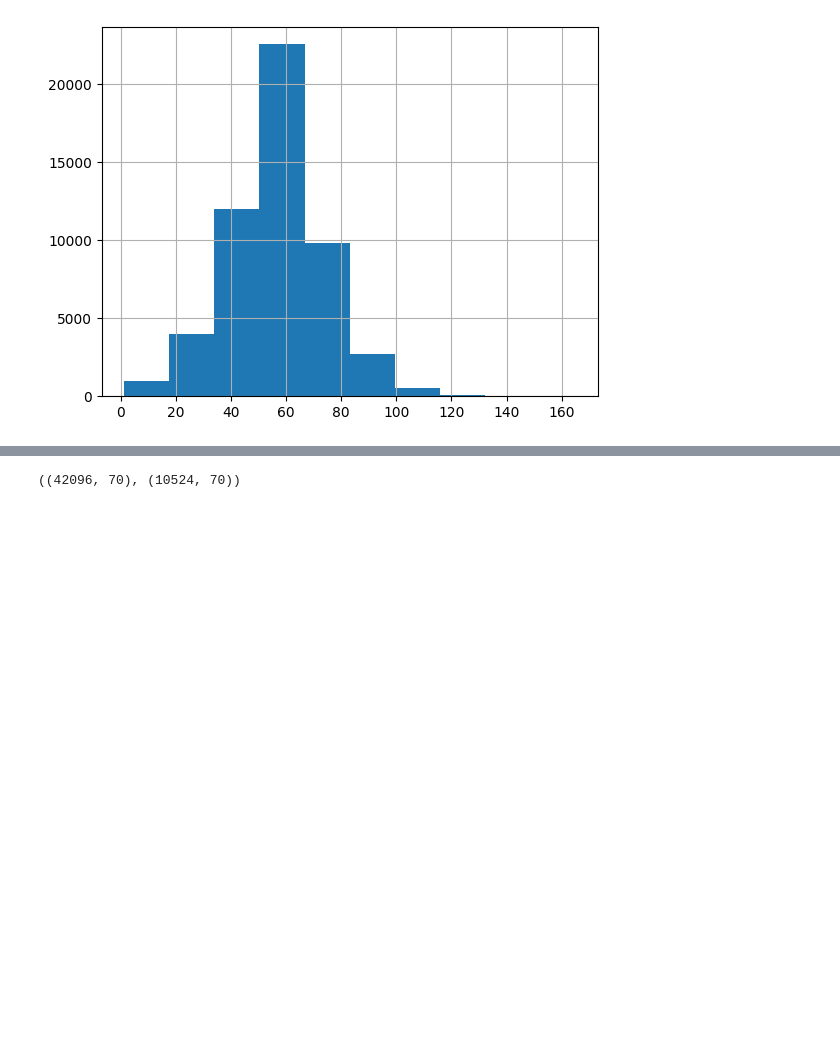
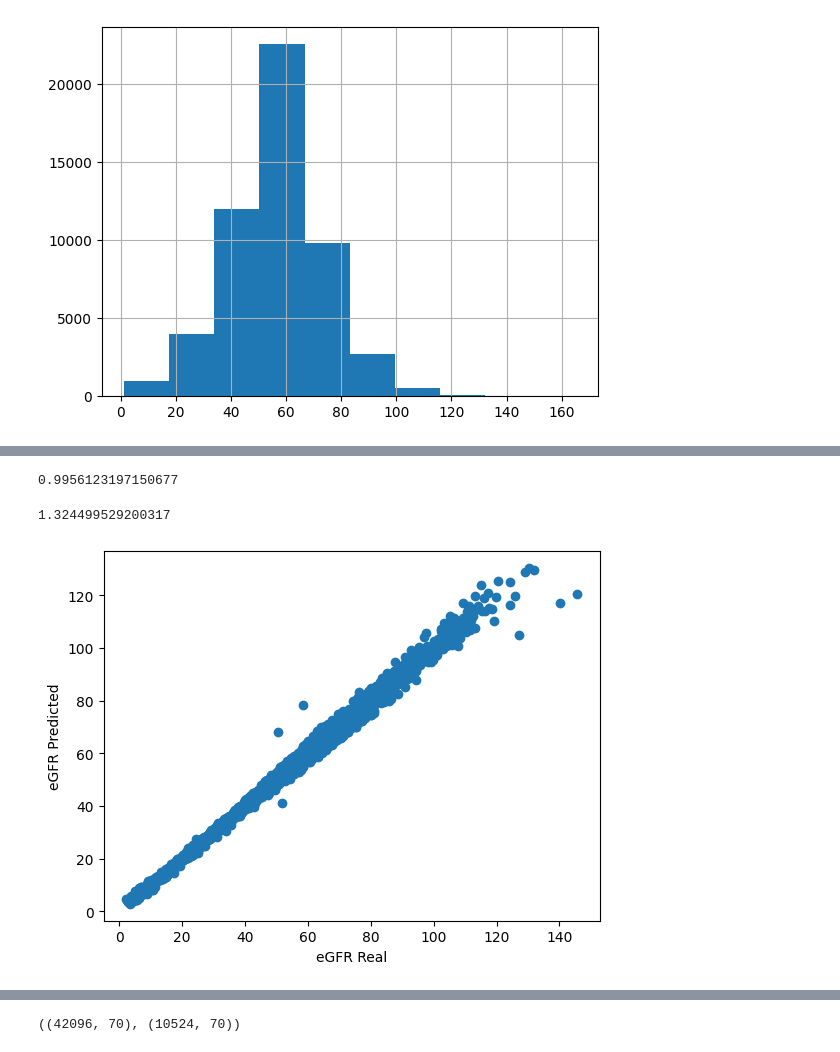
Before and after one commit to Aomaphisara/ULckdresearch2023, a Jupyter notebook: XGBoost_Feature_Importance.ipynb, the cells around one changed output, grey strips where cells are left out. Drawn from its saved outputs; the diff is of its cells as text; code cells hidden in the pictures; blank space fills up the shorter version.

```diff
--- a/XGBoost_Feature_Importance.ipynb
+++ b/XGBoost_Feature_Importance.ipynb
@@ -273,0 +351,2 @@ df['L1-eGFR'].hist()
+# %%
+predictions = model.predict(X_test)
@@ -273,0 +357,15 @@ df['L1-eGFR'].hist()
+# %%
+print(r2_score(y_test, predictions))
+# %% [output]
+0.9956123197150677
+# %%
+print(mean_squared_error(y_test, predictions))
+# %% [output]
+1.324499529200317
+# %%
+pyplot.scatter(y_test, predictions)
+pyplot.xlabel("eGFR Real")
+pyplot.ylabel("eGFR Predicted")
+pyplot.show()
+# %% [output]
+[figure, added]
```
Also changed, not shown: parts of 17 cells of this notebook.
